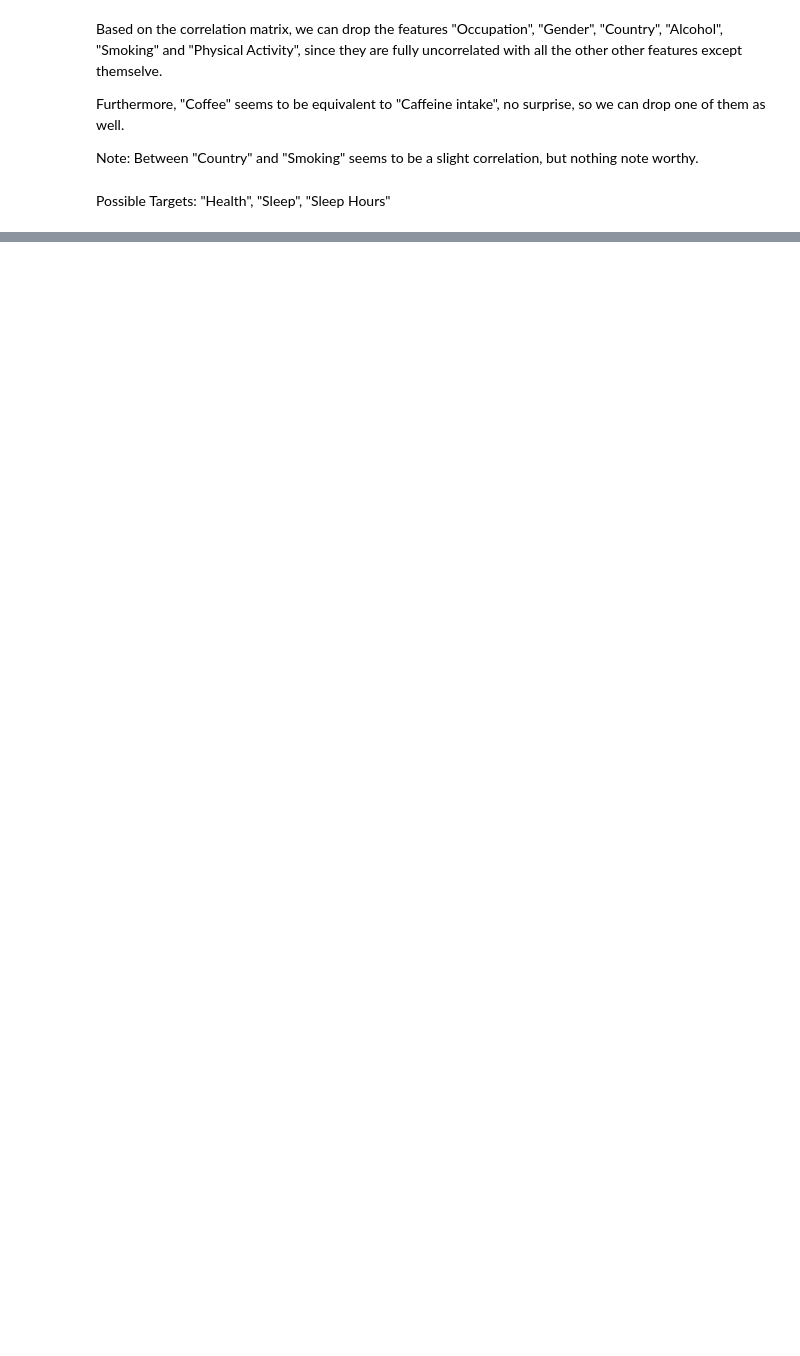
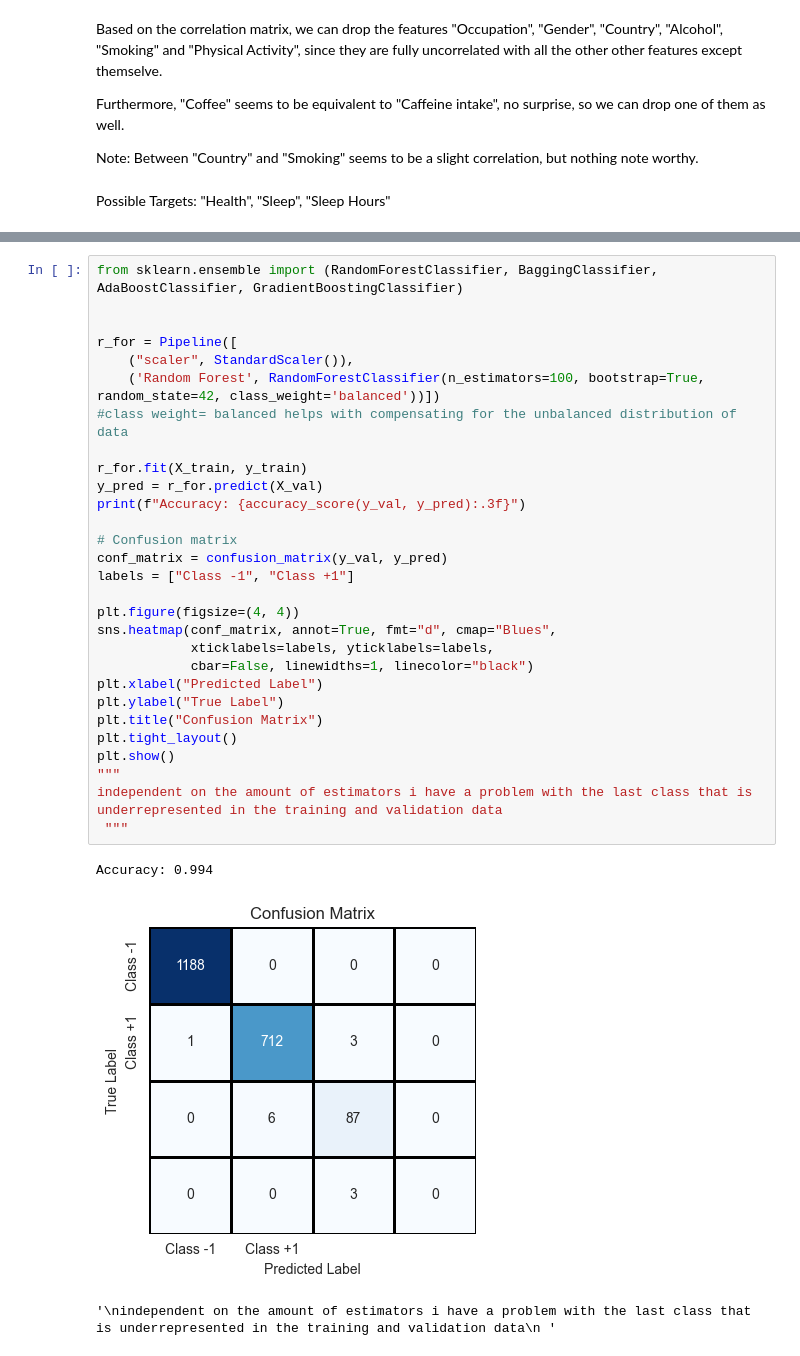
Before and after one commit to RicemanBoy/ML-supervised-project, a Jupyter notebook: pauls_notebook.ipynb, the cells around one changed output, grey strips where cells are left out. Cells and saved outputs as stored; diff of their text form; blank space fills up the shorter version.

```diff
--- a/pauls_notebook.ipynb
+++ b/pauls_notebook.ipynb
@@ -139,0 +251,33 @@ Possible Targets: "Health", "Sleep", "Sleep Hours"
+# %%
+from sklearn.ensemble import (RandomForestClassifier, BaggingClassifier, AdaBoostClassifier, GradientBoostingClassifier)
+
+
+r_for = Pipeline([
+    ("scaler", StandardScaler()),
+    ('Random Forest', RandomForestClassifier(n_estimators=100, bootstrap=True, random_state=42, class_weight='balanced'))])
+#class weight= balanced helps with compensating for the unbalanced distribution of data
+
+r_for.fit(X_train, y_train)
+y_pred = r_for.predict(X_val)
+print(f"Accuracy: {accuracy_score(y_val, y_pred):.3f}")
+
+# Confusion matrix
+conf_matrix = confusion_matrix(y_val, y_pred)
+labels = ["Class -1", "Class +1"]
+
+plt.figure(figsize=(4, 4))
+sns.heatmap(conf_matrix, annot=True, fmt="d", cmap="Blues",
+            xticklabels=labels, yticklabels=labels,
+            cbar=False, linewidths=1, linecolor="black")
+plt.xlabel("Predicted Label")
+plt.ylabel("True Label")
+plt.title("Confusion Matrix")
+plt.tight_layout()
+plt.show()
+"""
+independent on the amount of estimators i have a problem with the last class that is underrepresented in the training and validation data
+ """
+# %% [output]
+Accuracy: 0.994
+[figure, added]
+'\nindependent on the amount of estimators i have a problem with the last class that is underrepresented in the training and validation data\n '
```
Also changed, not shown: parts of 3 cells of this notebook.
